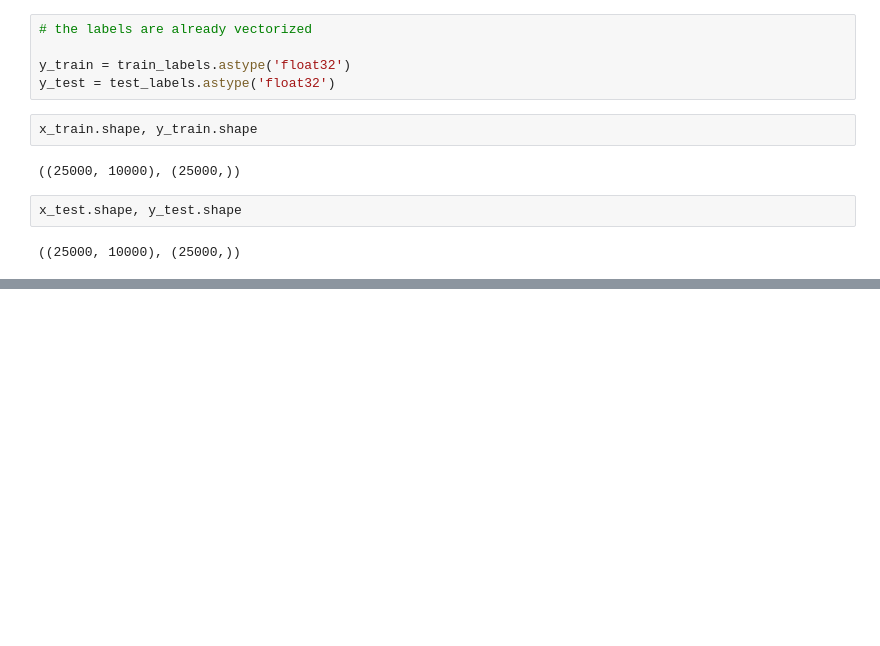
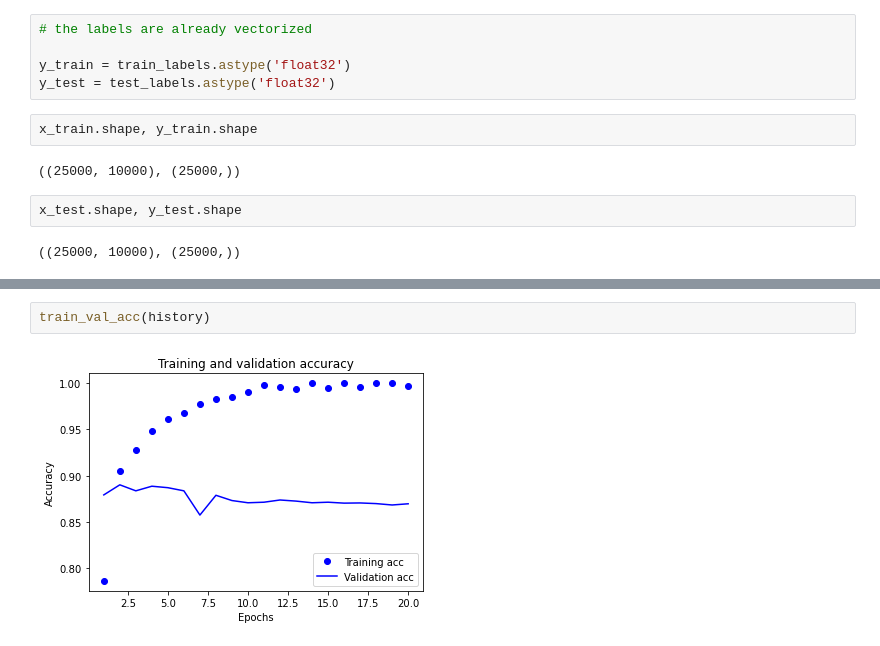
Before and after one commit to somnath1077/MachineLearningExercises, a Jupyter notebook: ML_Using_Python/chap03/ch03_IMDB_Review_Classification.ipynb, the cells around one changed output, grey strips where cells are left out. Drawn from its saved outputs; the diff is of its cells as text; blank space fills up the shorter version.

```diff
--- a/ML_Using_Python/chap03/ch03_IMDB_Review_Classification.ipynb
+++ b/ML_Using_Python/chap03/ch03_IMDB_Review_Classification.ipynb
@@ -153,0 +277,4 @@ Epoch 4/4
+# %%
+train_val_acc(history)
+# %% [output]
+[figure, added]
```
Also changed, not shown: parts of 26 cells of this notebook.
